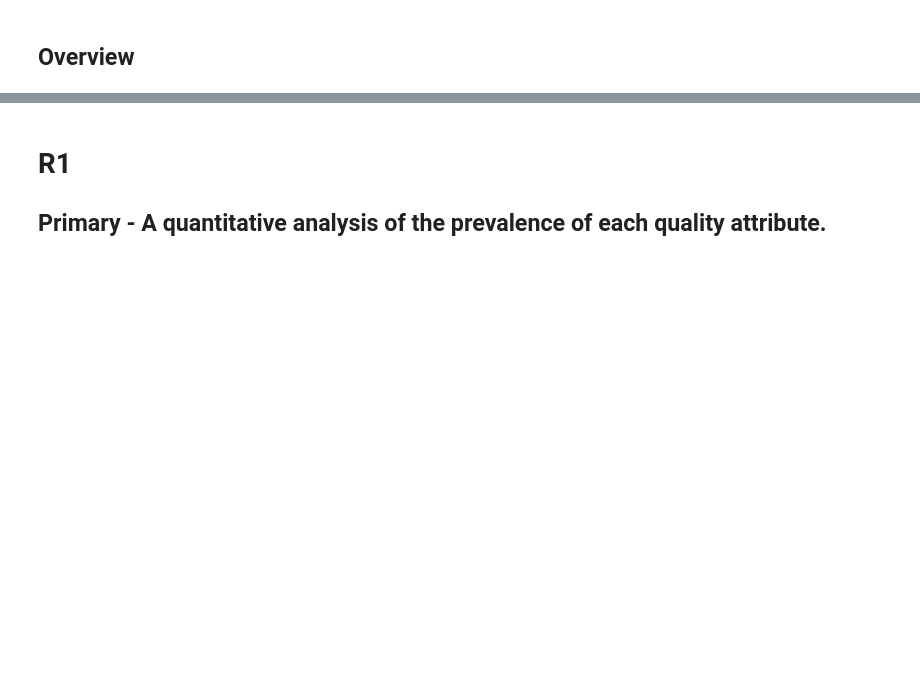
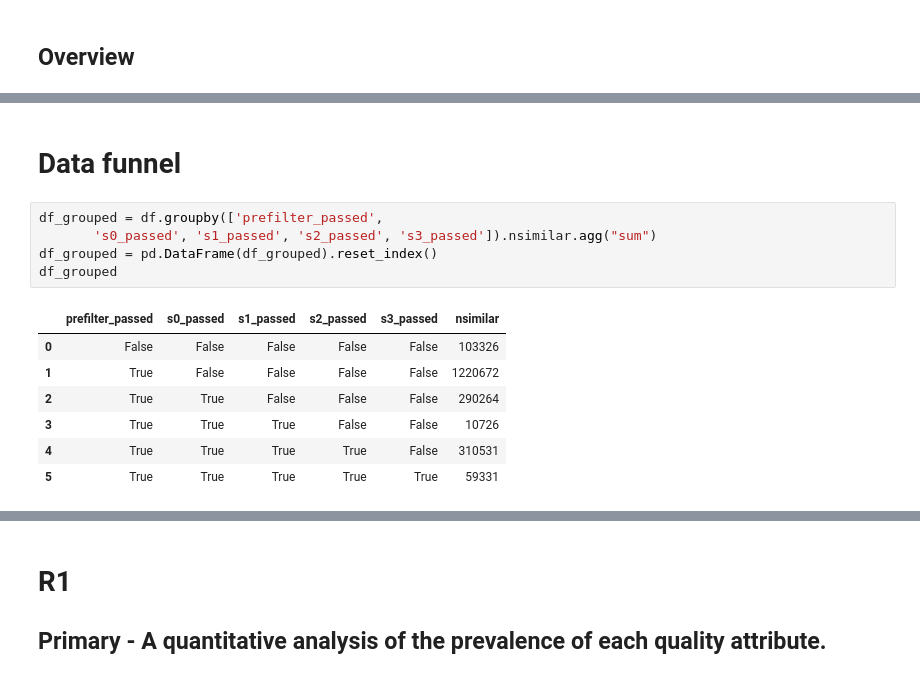
Before and after one commit to dmitrijs-voronovs/scientific-software-architecture-analysis, a Jupyter notebook: processing_pipeline/analysis/merged.ipynb, the cells around one changed output, grey strips where cells are left out. Cells and saved outputs as stored; diff of their text form; blank space fills up the shorter version.

```diff
--- a/processing_pipeline/analysis/merged.ipynb
+++ b/processing_pipeline/analysis/merged.ipynb
@@ -98,0 +73,15 @@ df[df.s3_passed].head()
+# %% [markdown]
+# Data funnel
+# %%
+df_grouped = df.groupby(['prefilter_passed',
+       's0_passed', 's1_passed', 's2_passed', 's3_passed']).nsimilar.agg("sum")
+df_grouped = pd.DataFrame(df_grouped).reset_index()
+df_grouped
+# %% [output]
+|  | prefilter_passed | s0_passed | s1_passed | s2_passed | s3_passed | nsimilar |
+| 0 | False | False | False | False | False | 103326 |
+| 1 | True | False | False | False | False | 1220672 |
+| 2 | True | True | False | False | False | 290264 |
+| 3 | True | True | True | False | False | 10726 |
+| 4 | True | True | True | True | False | 310531 |
+| 5 | True | True | True | True | True | 59331 |
```
Also changed, not shown: parts of 57 cells of this notebook, 16 other files.
